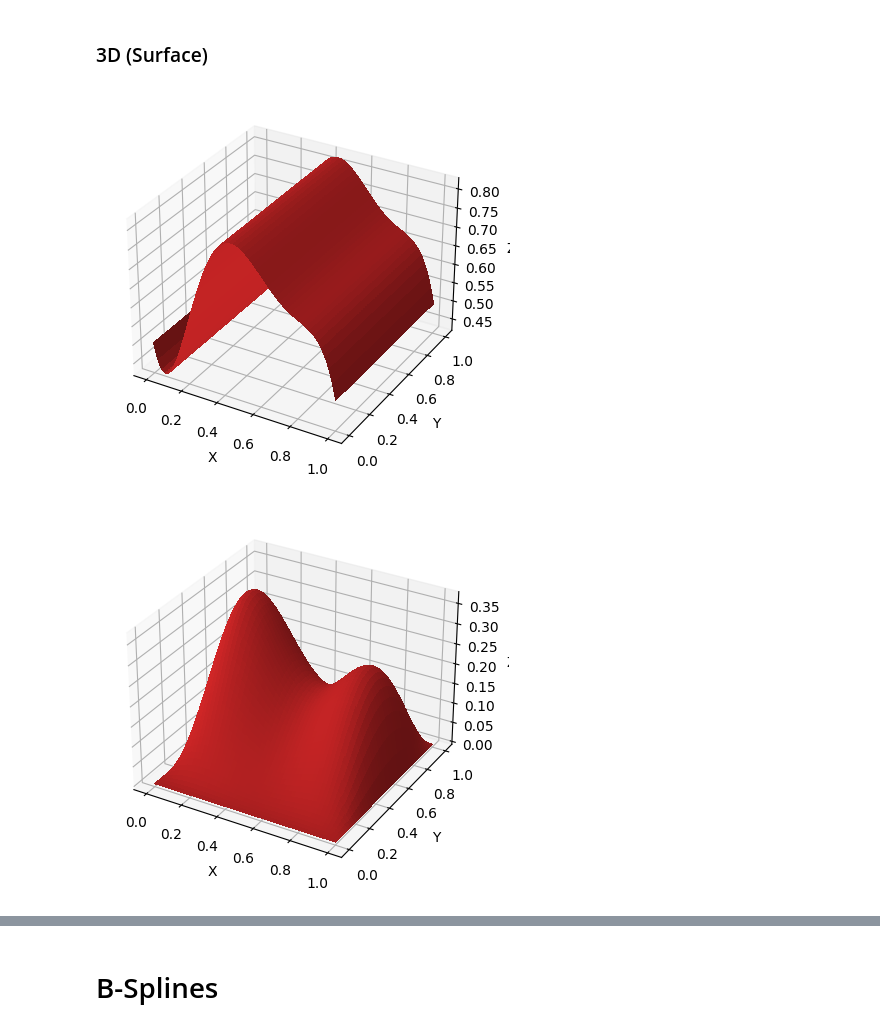
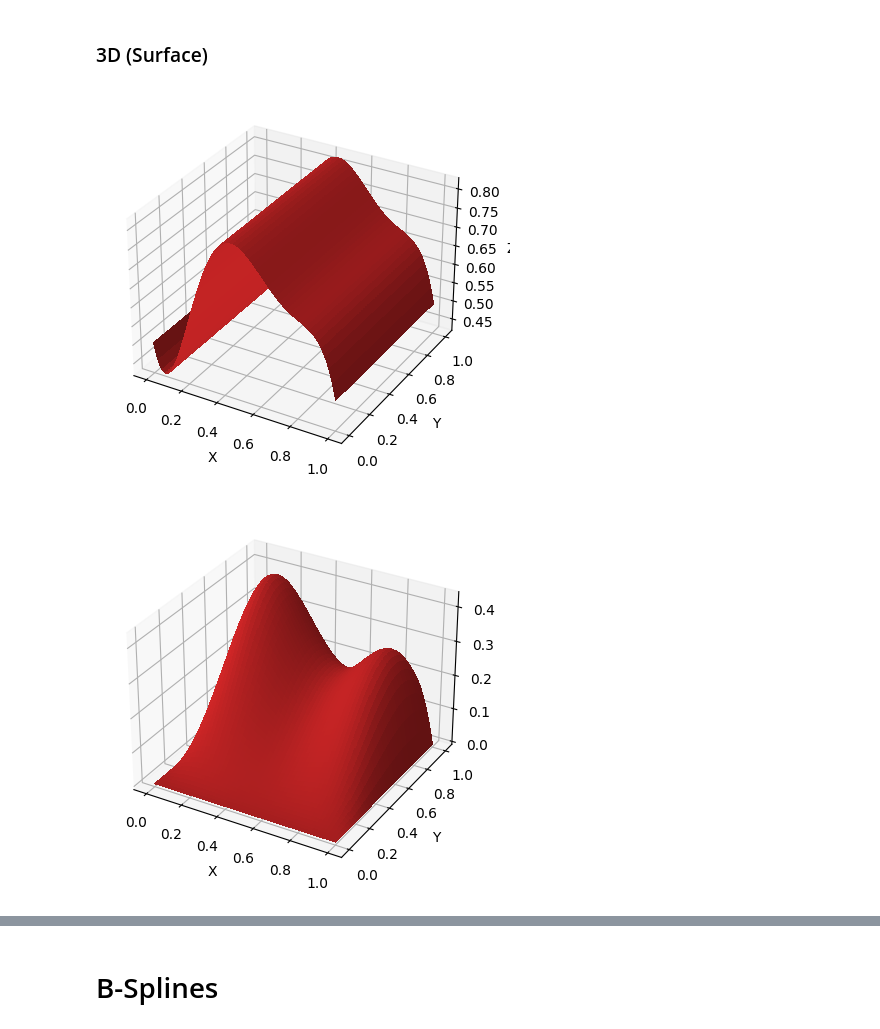
Before and after one commit to ttesmer/CAMPP, a Jupyter notebook: parametric_curves/Bernstein Polynomials, Bezier Curves, B-Splines and NURBS.ipynb, the cells around one changed output, grey strips where cells are left out. Cells and saved outputs as stored; diff of their text form; code cells hidden in the pictures.

```diff
--- a/parametric_curves/Bernstein Polynomials, Bezier Curves, B-Splines and NURBS.ipynb
+++ b/parametric_curves/Bernstein Polynomials, Bezier Curves, B-Splines and NURBS.ipynb
@@ -95,22 +89,22 @@ plot_bezier_curve_3d([0, 4, -2, -7, -2, 1, 0])
 # %%
 def plot_bezier_surface_3d(control_points, second_control_points=[1], radial=False):
     ax = plt.figure().add_subplot(projection='3d')
     X_, Y = np.meshgrid(X, X)
     Z = bezier_curve(control_points)(X)
     if radial:
         ax.plot_surface(X_, Y, np.outer(Z, Z), antialiased=False, color='tab:gray')
     else:
         ax.plot_surface(X_, Y, np.outer(bezier_curve(second_control_points)(X), Z), antialiased=False, color='tab:red')
     ax.set(xlabel='X', ylabel='Y', zlabel='Z')
     plt.show()
 
 plot_bezier_surface_3d([0.5, 0, 2, 0, 1, 0.5], radial=False)
-plot_bezier_surface_3d([0, 2, -1.5, 1.5, 0], [0, 0, 0.5, 1, 0.5, 0], radial=False)
+plot_bezier_surface_3d([0, 2, -1.5, 1.5, 0], [0, 0, 0.5, 1, 0.5], radial=False)
 plot_bezier_surface_3d([0, 5, -2, -7, -2, 5, 0], radial=True)
 plot_bezier_surface_3d([0, 10, 0, 10, 0, 10, 0, 10, 0, 10, 0], radial=True)
 # %% [output]
 [figure]
-[figure, old version]
+[figure, new version]
 [figure]
 [figure]
 # %% [markdown]
```
Also changed, not shown: parts of 8 cells of this notebook.
